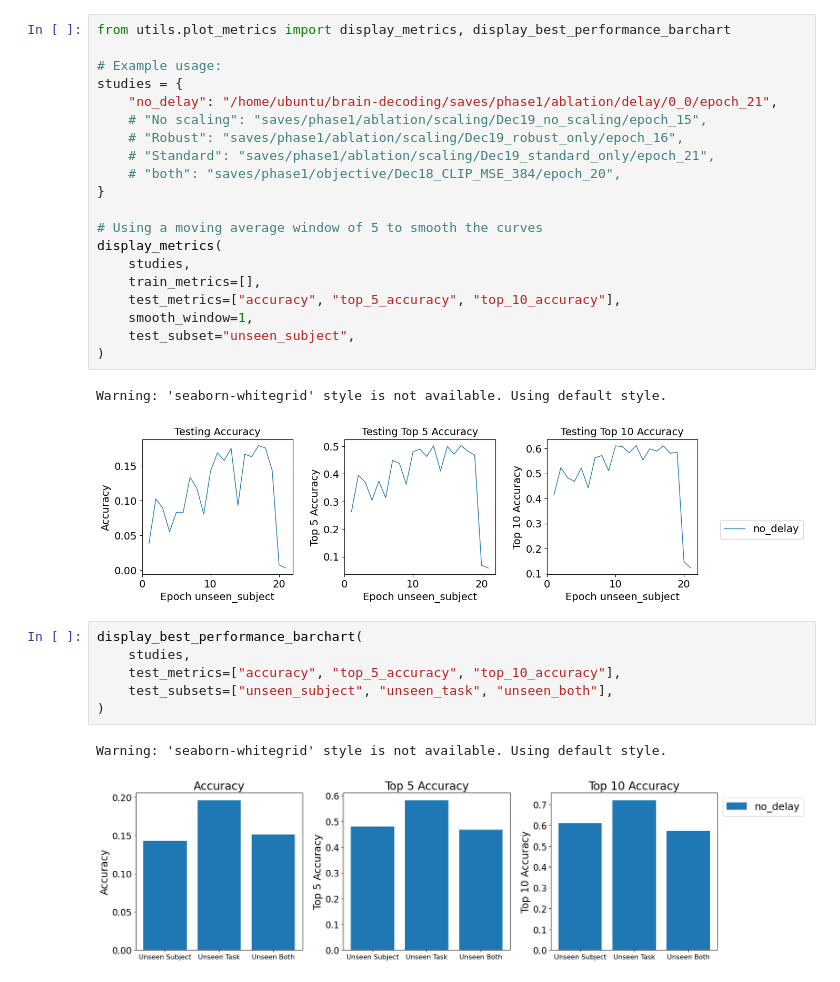
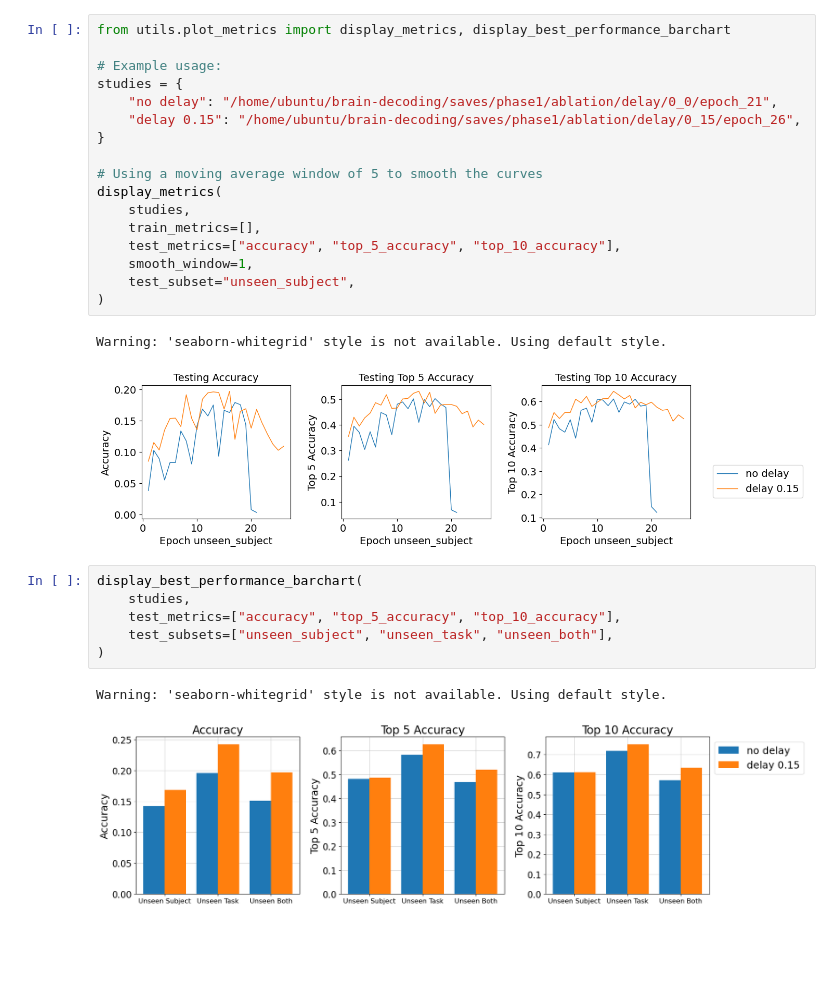
Before and after one commit to shsu04/brain-decoding, a Jupyter notebook: plot_metrics.ipynb, the cells around one changed output. Cells and saved outputs as stored; diff of their text form; blank space fills up the shorter version.

```diff
--- a/plot_metrics.ipynb
+++ b/plot_metrics.ipynb
@@ -1,26 +1,23 @@
 # %%
 from utils.plot_metrics import display_metrics, display_best_performance_barchart
 
 # Example usage:
 studies = {
-    "no_delay": "/home/ubuntu/brain-decoding/saves/phase1/ablation/delay/0_0/epoch_21",
-    # "No scaling": "saves/phase1/ablation/scaling/Dec19_no_scaling/epoch_15",
-    # "Robust": "saves/phase1/ablation/scaling/Dec19_robust_only/epoch_16",
-    # "Standard": "saves/phase1/ablation/scaling/Dec19_standard_only/epoch_21",
-    # "both": "saves/phase1/objective/Dec18_CLIP_MSE_384/epoch_20",
+    "no delay": "/home/ubuntu/brain-decoding/saves/phase1/ablation/delay/0_0/epoch_21",
+    "delay 0.15": "/home/ubuntu/brain-decoding/saves/phase1/ablation/delay/0_15/epoch_26",
 }
 
 # Using a moving average window of 5 to smooth the curves
 display_metrics(
     studies,
     train_metrics=[],
     test_metrics=["accuracy", "top_5_accuracy", "top_10_accuracy"],
     smooth_window=1,
     test_subset="unseen_subject",
 )
 # %% [output]
 Warning: 'seaborn-whitegrid' style is not available. Using default style.
-[figure, old version]
+[figure, new version]
 # %%
 display_best_performance_barchart(
     studies,
@@ -29,4 +26,4 @@ display_best_performance_barchart(
 )
 # %% [output]
 Warning: 'seaborn-whitegrid' style is not available. Using default style.
-[figure, old version]
+[figure, new version]
```
Also changed, not shown: 2 other files.
